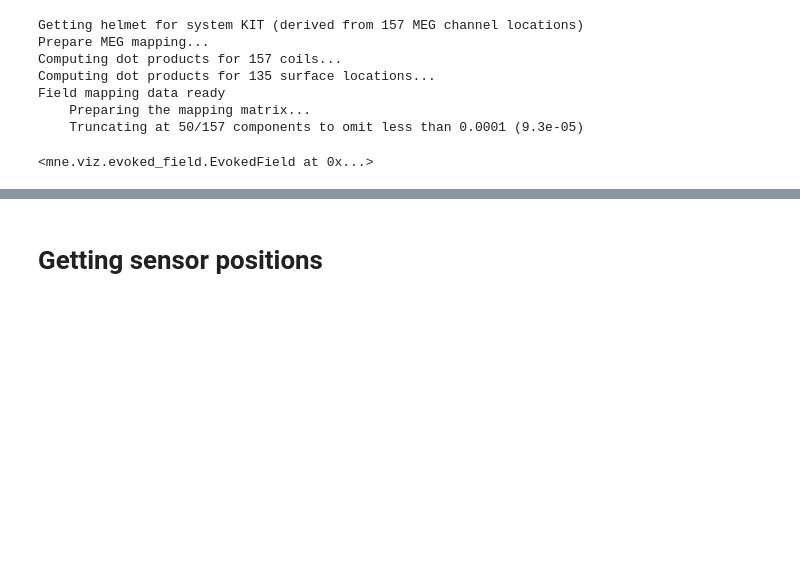
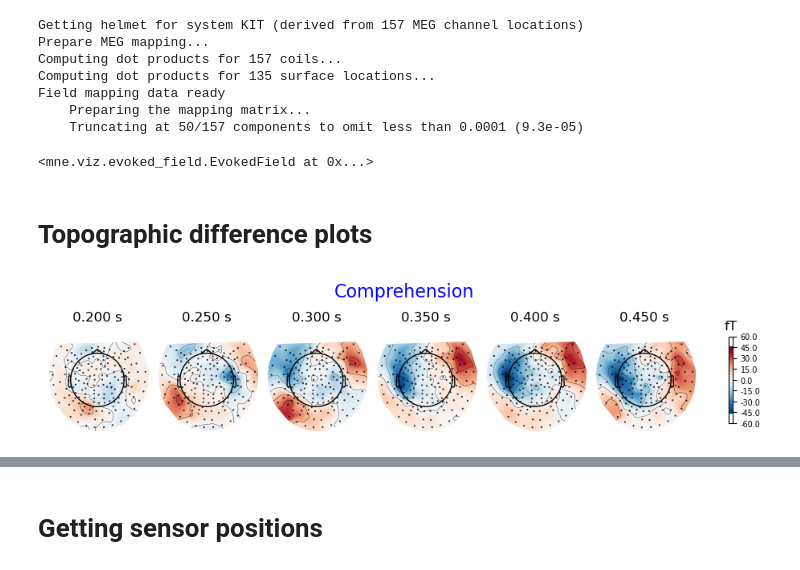
Before and after one commit to audreylaun/meg, a Jupyter notebook: Plotting/sensor_plots.ipynb, the cells around one changed output, grey strips where cells are left out. Cells and saved outputs as stored; diff of their text form; code cells hidden in the pictures; blank space fills up the shorter version.

```diff
--- a/sensor_plots.ipynb
+++ b/Plotting/sensor_plots.ipynb
@@ -73,3 +81,12 @@ Field mapping data ready
     Preparing the mapping matrix...
     Truncating at 50/157 components to omit less than 0.0001 (9.3e-05)
 <mne.viz.evoked_field.EvokedField at 0x...>
+# %% [markdown]
+# Topographic difference plots
+# %%
+times = np.arange(0.2, 0.5, 0.05)
+fig = comp_dif.plot_topomap(times, ch_type="mag", show=False)
+plt.suptitle('Comprehension', fontsize=16, color='blue')
+plt.show()
+# %% [output]
+[figure, added]
```
Also changed, not shown: parts of 6 cells of this notebook, 10 other files.
